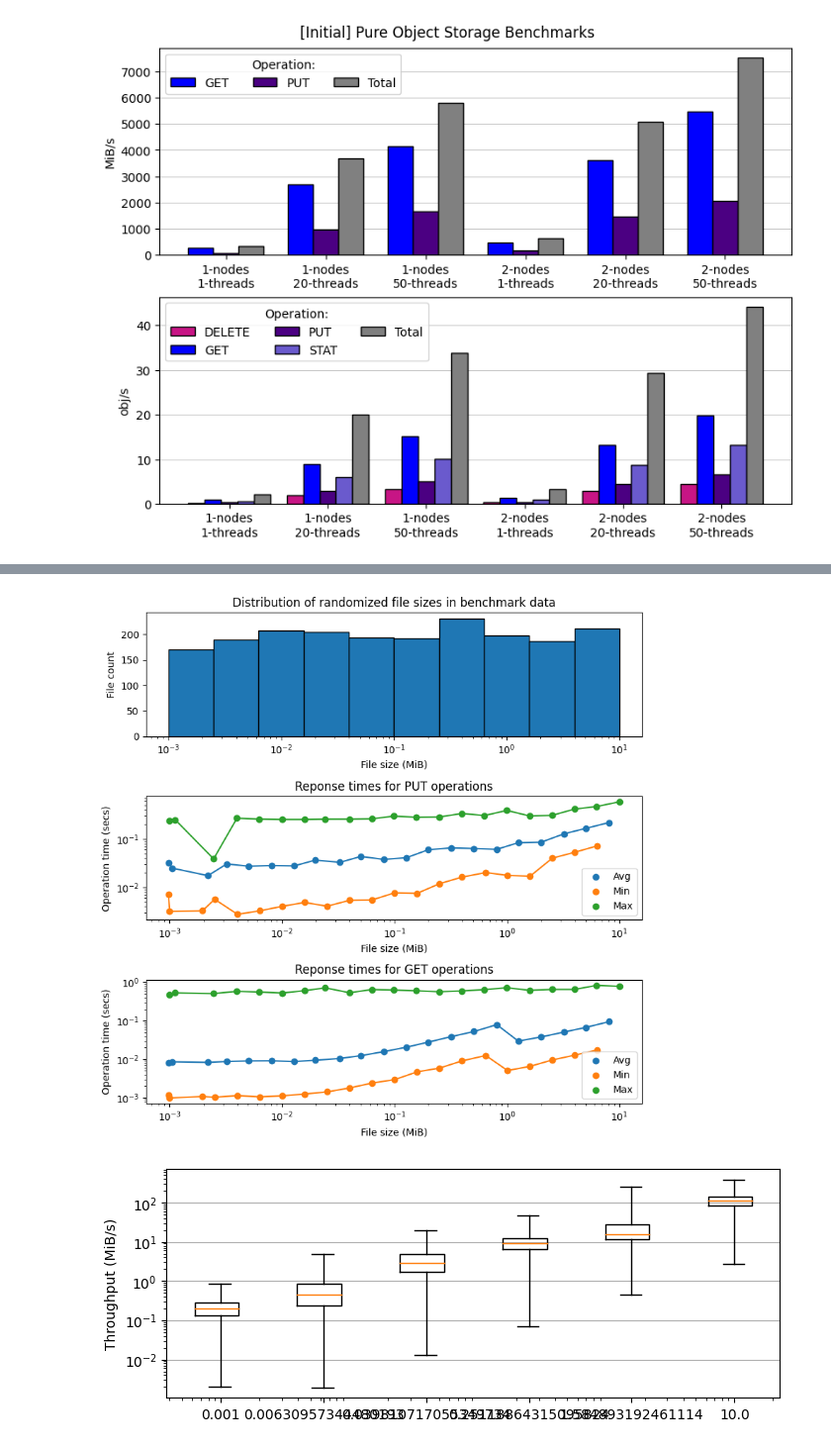
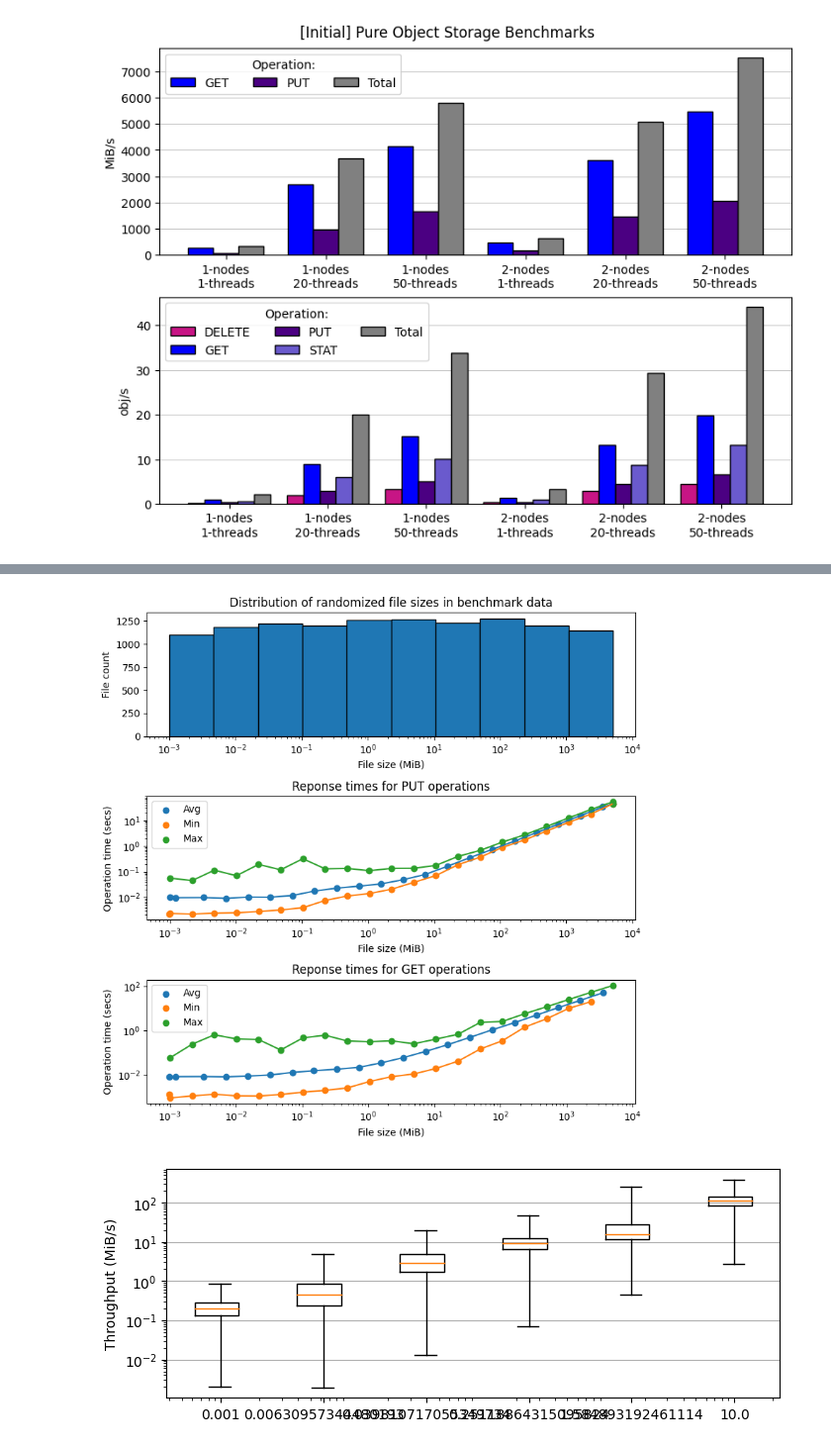
Before and after one commit to stackhpc/jasmin-fs-benchmark, a Jupyter notebook: s3-warp/Analysis-v1.ipynb, the cells around one changed output, grey strips where cells are left out. Shown at 99% size. Cells and saved outputs as stored; diff of their text form; code cells hidden in the pictures.

```diff
--- a/s3-warp/Analysis-v1.ipynb
+++ b/s3-warp/Analysis-v1.ipynb
@@ -312,13 +223,14 @@ df.head(3)
 # %%
 # Create plot
+df, cmd = load_data("benchmark-runs/warp-results-full.mixed-2-50-1000-1KiB-5GiB-30m.csv.zst")
 fig, axs = plt.subplots(figsize=(8, 8), nrows=3)
 make_filesize_histogram(df, axs[0])
 make_timings_plot(df, axs[1], "PUT")
 make_timings_plot(df, axs[2], "GET")
 plt.tight_layout()
 plt.show()
 # %% [output]
-[figure, old version]
+[figure, new version]
 # %%
 fig, ax = plt.subplots(figsize=(8, 3))
 ax.set_xscale('log')
```
Also changed, not shown: parts of 3 cells of this notebook.
